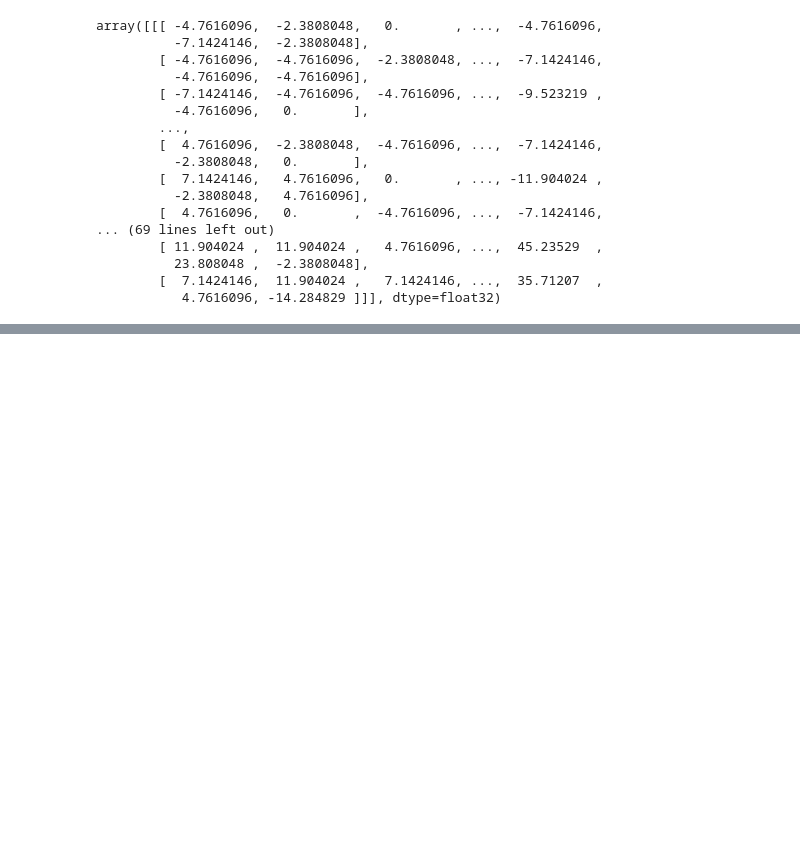
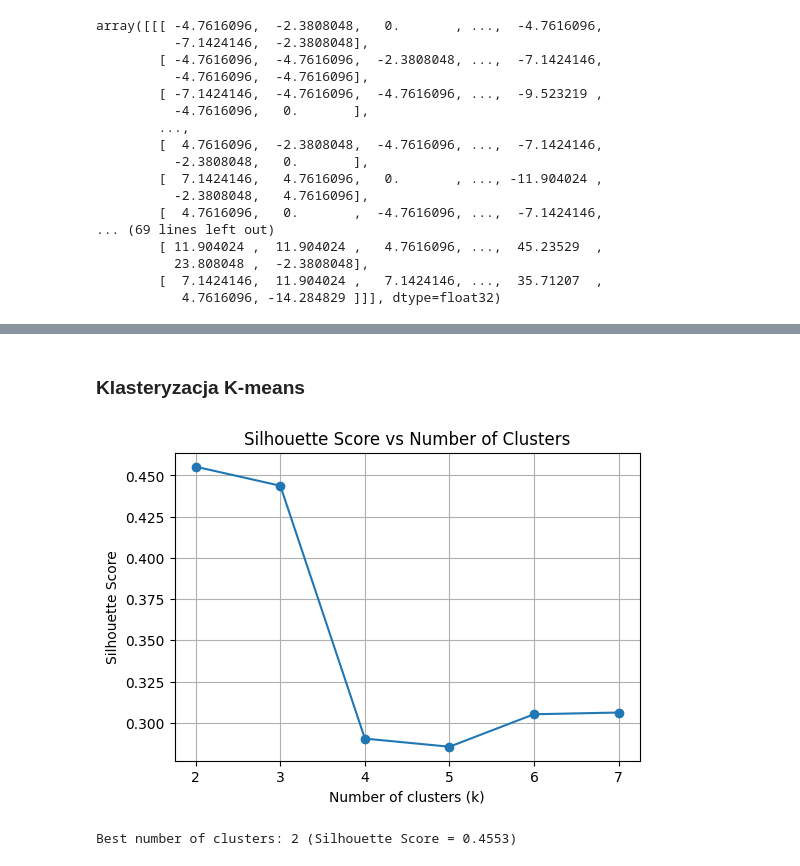
Before and after one commit to marekk13/lithofacies-classification, a Jupyter notebook: lithofacies_classification.ipynb, the cells around one changed output, grey strips where cells are left out. Saved outputs shown, nothing was run; the diff lists cells and outputs as text; code cells hidden in the pictures; blank space fills up the shorter version.

Commit message:
Add clusterization

```diff
--- a/lithofacies_classification.ipynb
+++ b/lithofacies_classification.ipynb
@@ -162,0 +191,17 @@ array([[[ -4.7616096,  -2.3808048,   0.       , ...,  -4.7616096,
+# %%
+slice_idx = 37
+slice_2d = V3D_np[:, :, slice_idx]
+# %%
+analytic_signal = hilbert(slice_2d)
+envelope = np.abs(analytic_signal)
+instantaneous_phase = np.angle(analytic_signal)
+instantaneous_frequency = np.diff(np.unwrap(instantaneous_phase), axis=0)
+instantaneous_frequency = np.pad(instantaneous_frequency, ((0,1),(0,0)), mode='edge')
+# %%
+features = np.stack([slice_2d, envelope,
+                     instantaneous_phase,
+                     instantaneous_frequency],
+                    axis=-1)
+
+X = features.reshape(-1, features.shape[-1]) # wektor kolumnowy (N, 1) — kmeans działa na wektorach
+# liczymy klasteryzację na uzyskanych cechach
@@ -162,0 +219,2 @@ array([[[ -4.7616096,  -2.3808048,   0.       , ...,  -4.7616096,
+# %% [markdown]
+### Klasteryzacja K-means
@@ -162,0 +226,28 @@ array([[[ -4.7616096,  -2.3808048,   0.       , ...,  -4.7616096,
+# %%
+ks = range(2, 8)
+
+def compute_silhouette(k):
+    kmeans = KMeans(n_clusters=k, random_state=42, n_init=10)
+    labels = kmeans.fit_predict(X)
+
+    score = silhouette_score(X, labels, sample_size=10000, random_state=42)
+    return score
+
+silhouette_scores = Parallel(n_jobs=-1)(
+    delayed(compute_silhouette)(k) for k in tqdm(ks, desc="Computing silhouette scores")
+)
+# %%
+plt.figure(figsize=(6, 4))
+plt.plot(ks, silhouette_scores, marker='o')
+plt.xlabel("Number of clusters (k)")
+plt.ylabel("Silhouette Score")
+plt.title("Silhouette Score vs Number of Clusters")
+plt.grid(True)
+plt.show()
+# %% [output]
+[figure, added]
+# %%
+best_k = ks[np.argmax(silhouette_scores)]
+print(f"Best number of clusters: {best_k} (Silhouette Score = {max(silhouette_scores):.4f})")
+# %% [output]
+Best number of clusters: 2 (Silhouette Score = 0.4553)
```
Also changed, not shown: parts of 19 cells of this notebook.
